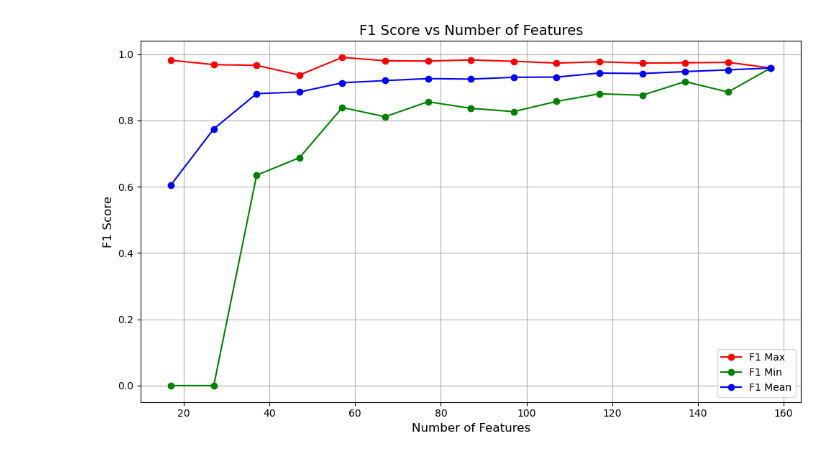
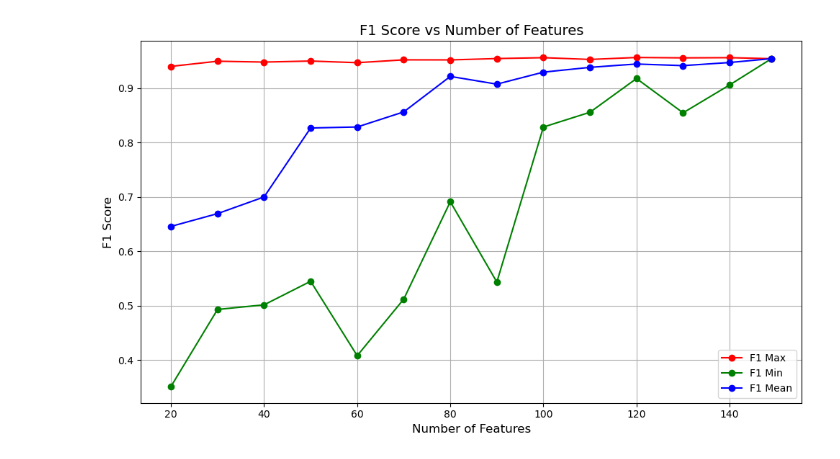
Before and after one commit to 2017061710/Yukawa-Detect-crDoS-attacks-on-recursive-resolvers-from-the-dimension-of-function-calls, a Jupyter notebook: Experiment/Experiment.ipynb, the cells around one changed output. Cells and saved outputs as stored; diff of their text form; code cells hidden in the pictures.

```diff
--- a/Experiment/Experiment.ipynb
+++ b/Experiment/Experiment.ipynb
@@ -1667,35 +1754,35 @@ import pandas as pd
 import matplotlib.pyplot as plt
 
 # 读取ablation_results_varying_features.csv文件
-df = pd.read_csv('ablation_results_varying_features.csv')
+df = pd.read_csv('global_ablation_results.csv')
 
 # 提取横坐标（特征数量）
 feature_numbers = df['n_features']
 
 # 提取纵坐标（f1最大值、最小值、平均值）
 f1_max = df['f1_max']
 f1_min = df['f1_min']
 f1_mean = df['f1_mean']
 
 # 创建一个折线图
 plt.figure(figsize=(10, 6))
 
 # 绘制f1的最大值、最小值和平均值的折线
 plt.plot(feature_numbers, f1_max, label='F1 Max', marker='o', linestyle='-', color='r')
 plt.plot(feature_numbers, f1_min, label='F1 Min', marker='o', linestyle='-', color='g')
 plt.plot(feature_numbers, f1_mean, label='F1 Mean', marker='o', linestyle='-', color='b')
 
 # 设置图表标题和标签
 plt.title('F1 Score vs Number of Features', fontsize=14)
 plt.xlabel('Number of Features', fontsize=12)
 plt.ylabel('F1 Score', fontsize=12)
 
 # 添加图例
 plt.legend()
 
 # 显示图表
 plt.grid(True)
 plt.tight_layout()
 plt.show()
 # %% [output]
-[figure, old version]
+[figure, new version]
```
Also changed, not shown: parts of 13 cells of this notebook.
